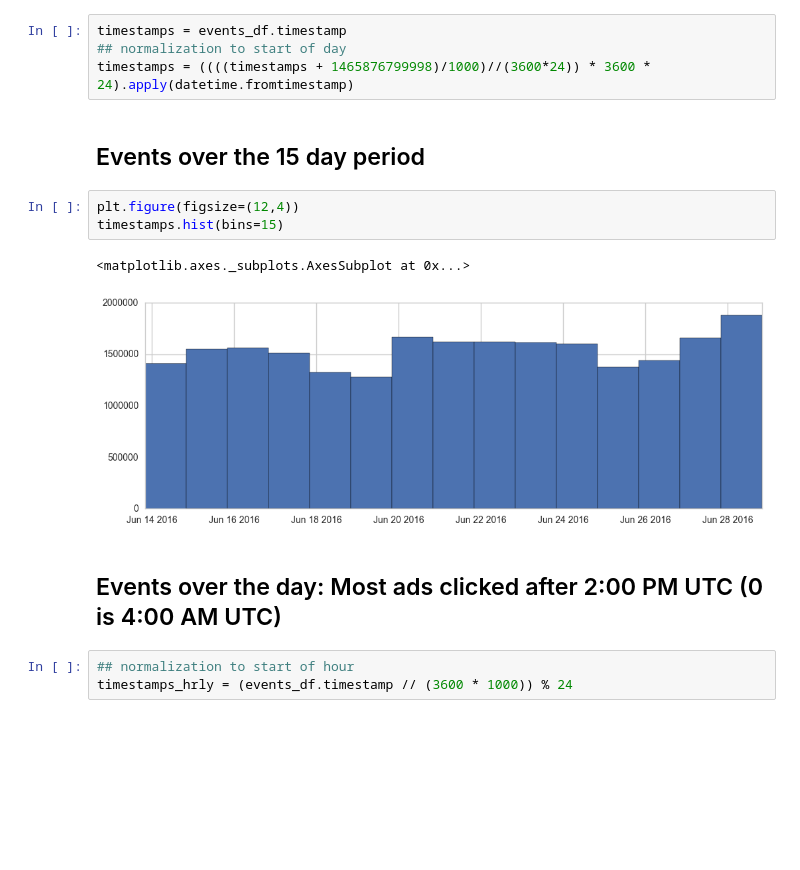
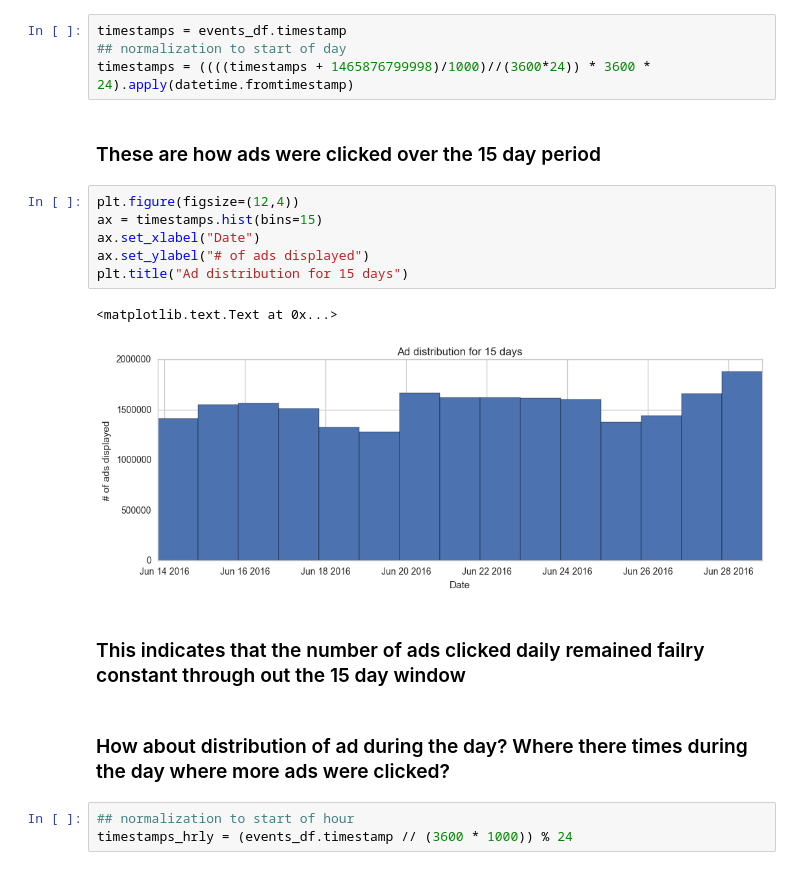
Before and after one commit to vishalchangrani/outbrain, a Jupyter notebook: Outbrain.ipynb, the cells around one changed output. Cells and saved outputs as stored; diff of their text form; blank space fills up the shorter version.

Commit message:
added meangingful headings and graph labels

```diff
--- a/Outbrain.ipynb
+++ b/Outbrain.ipynb
@@ -34,15 +58,20 @@ timestamps = events_df.timestamp
 ## normalization to start of day
 timestamps = ((((timestamps + 1465876799998)/1000)//(3600*24)) * 3600 * 24).apply(datetime.fromtimestamp)
 # %% [markdown]
-## Events over the 15 day period
+### These are how ads were clicked over the 15 day period
 # %%
 plt.figure(figsize=(12,4))
-timestamps.hist(bins=15)
+ax = timestamps.hist(bins=15)
+ax.set_xlabel("Date")
+ax.set_ylabel("# of ads displayed")
+plt.title("Ad distribution for 15 days")
 # %% [output]
-<matplotlib.axes._subplots.AxesSubplot at 0x...>
+<matplotlib.text.Text at 0x...>
-[figure, old version]
+[figure, new version]
-# %% [markdown]
-## Events over the day: Most ads clicked after 2:00 PM UTC (0 is 4:00 AM UTC)
+# %% [markdown]
+### This indicates that the number of ads clicked daily remained failry constant through out the 15 day window
+# %% [markdown]
+### How about distribution of ad during the day? Where there times during the day where more ads were clicked?
 # %%
 ## normalization to start of hour
 timestamps_hrly = (events_df.timestamp // (3600 * 1000)) % 24
```
Also changed, not shown: parts of 46 cells of this notebook.
